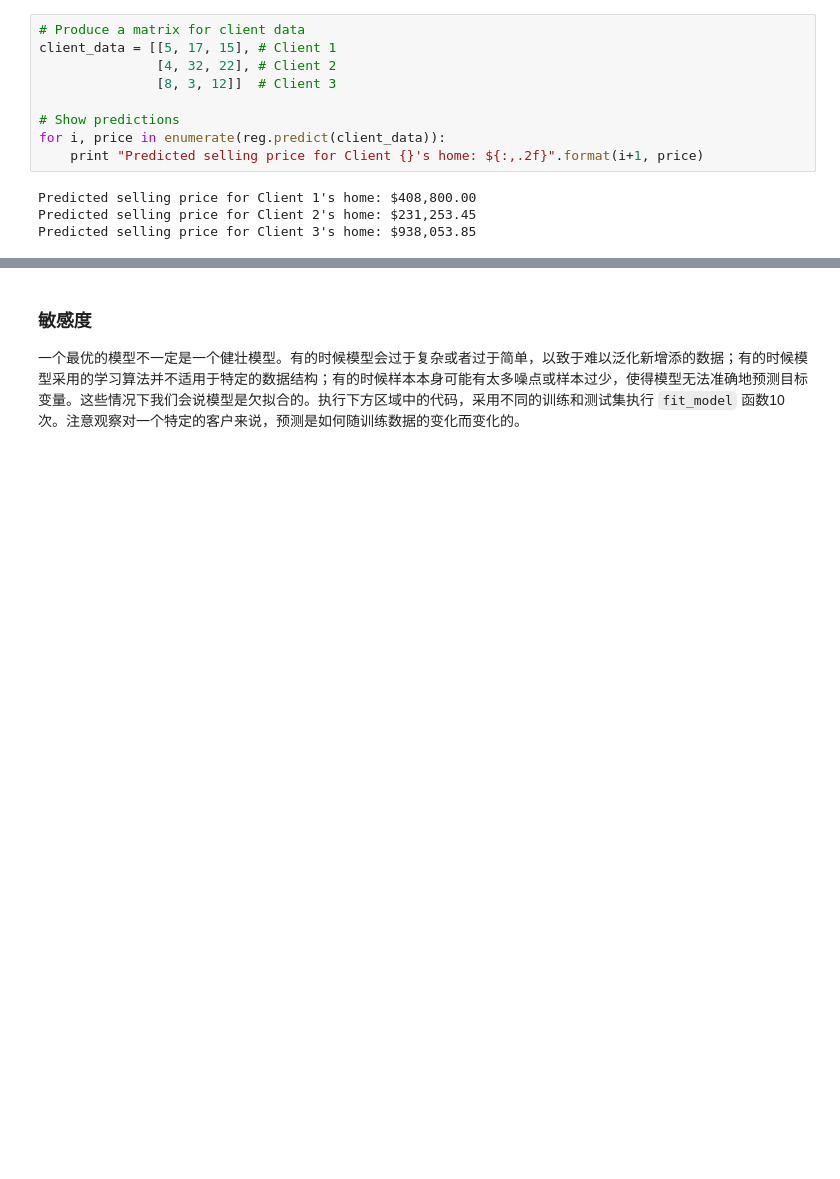
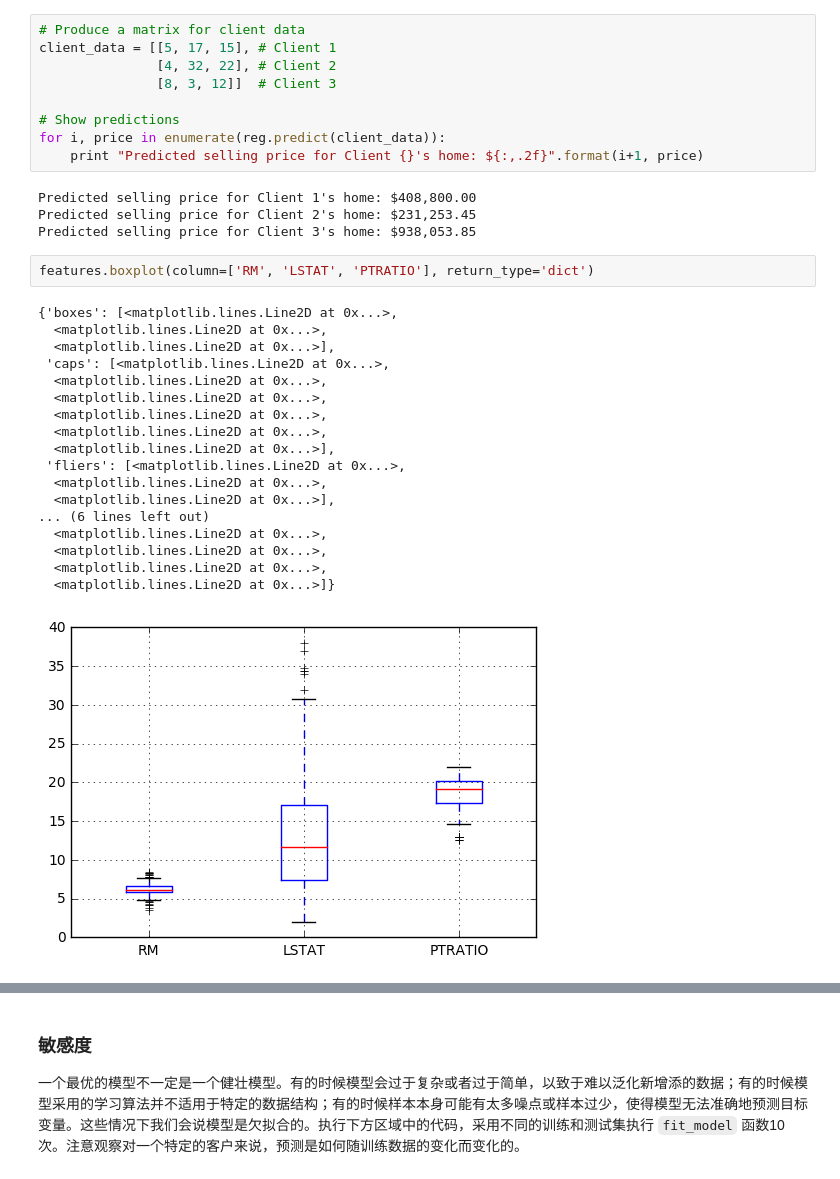
Before and after one commit to NKwhz/boston_housing, a Jupyter notebook: boston_housing.ipynb, the cells around one changed output, grey strips where cells are left out. Cells and saved outputs as stored; diff of their text form; blank space fills up the shorter version.

```diff
--- a/boston_housing.ipynb
+++ b/boston_housing.ipynb
@@ -355,3 +343,24 @@ for i, price in enumerate(reg.predict(client_data)):
 Predicted selling price for Client 1's home: $408,800.00
 Predicted selling price for Client 2's home: $231,253.45
 Predicted selling price for Client 3's home: $938,053.85
+# %%
+features.boxplot(column=['RM', 'LSTAT', 'PTRATIO'], return_type='dict')
+# %% [output]
+{'boxes': [<matplotlib.lines.Line2D at 0x...>,
+  <matplotlib.lines.Line2D at 0x...>,
+  <matplotlib.lines.Line2D at 0x...>],
+ 'caps': [<matplotlib.lines.Line2D at 0x...>,
+  <matplotlib.lines.Line2D at 0x...>,
+  <matplotlib.lines.Line2D at 0x...>,
+  <matplotlib.lines.Line2D at 0x...>,
+  <matplotlib.lines.Line2D at 0x...>,
+  <matplotlib.lines.Line2D at 0x...>],
+ 'fliers': [<matplotlib.lines.Line2D at 0x...>,
+  <matplotlib.lines.Line2D at 0x...>,
+  <matplotlib.lines.Line2D at 0x...>],
+... (6 lines left out)
+  <matplotlib.lines.Line2D at 0x...>,
+  <matplotlib.lines.Line2D at 0x...>,
+  <matplotlib.lines.Line2D at 0x...>,
+  <matplotlib.lines.Line2D at 0x...>]}
+[figure, added]
```
Also changed, not shown: parts of 15 cells of this notebook, 1 other file.
